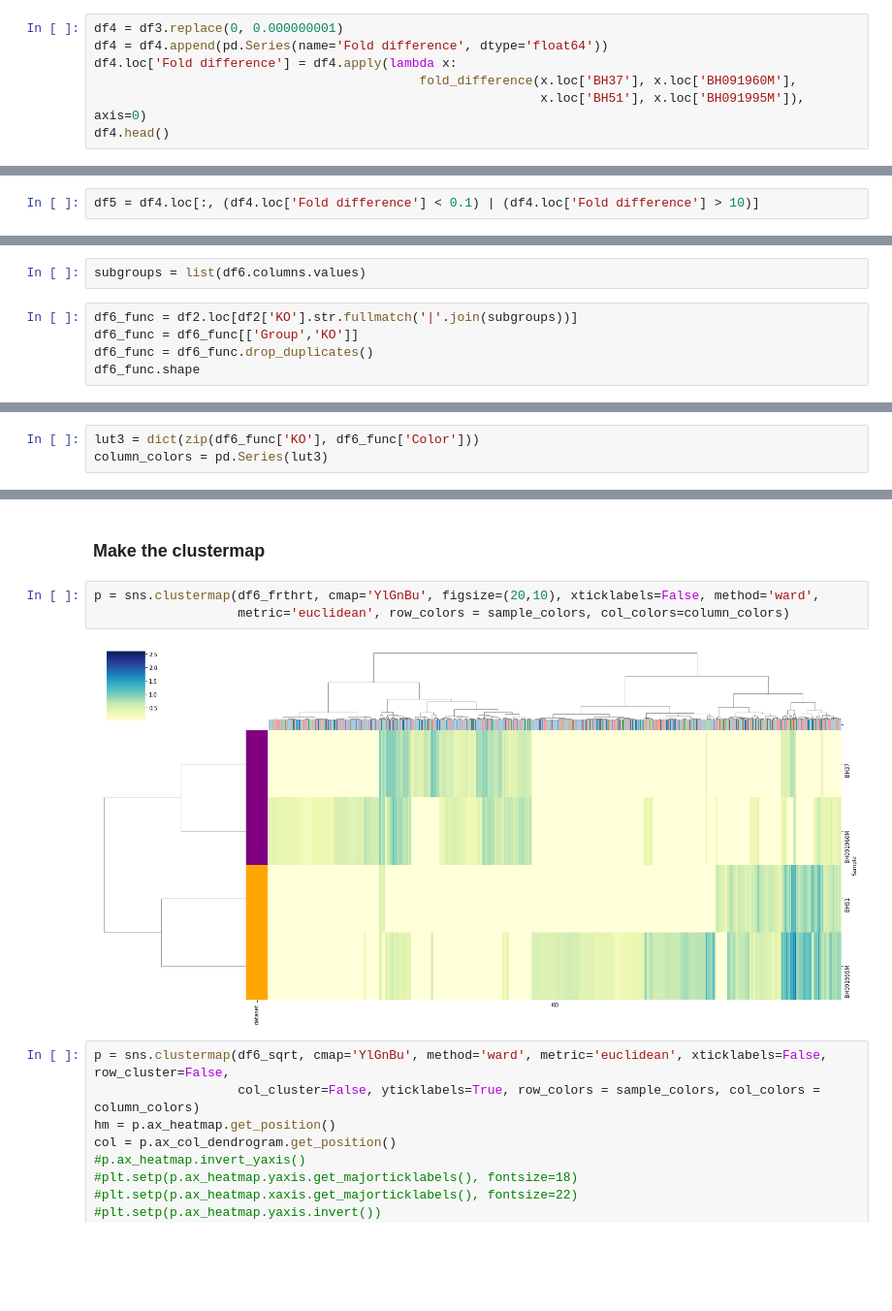
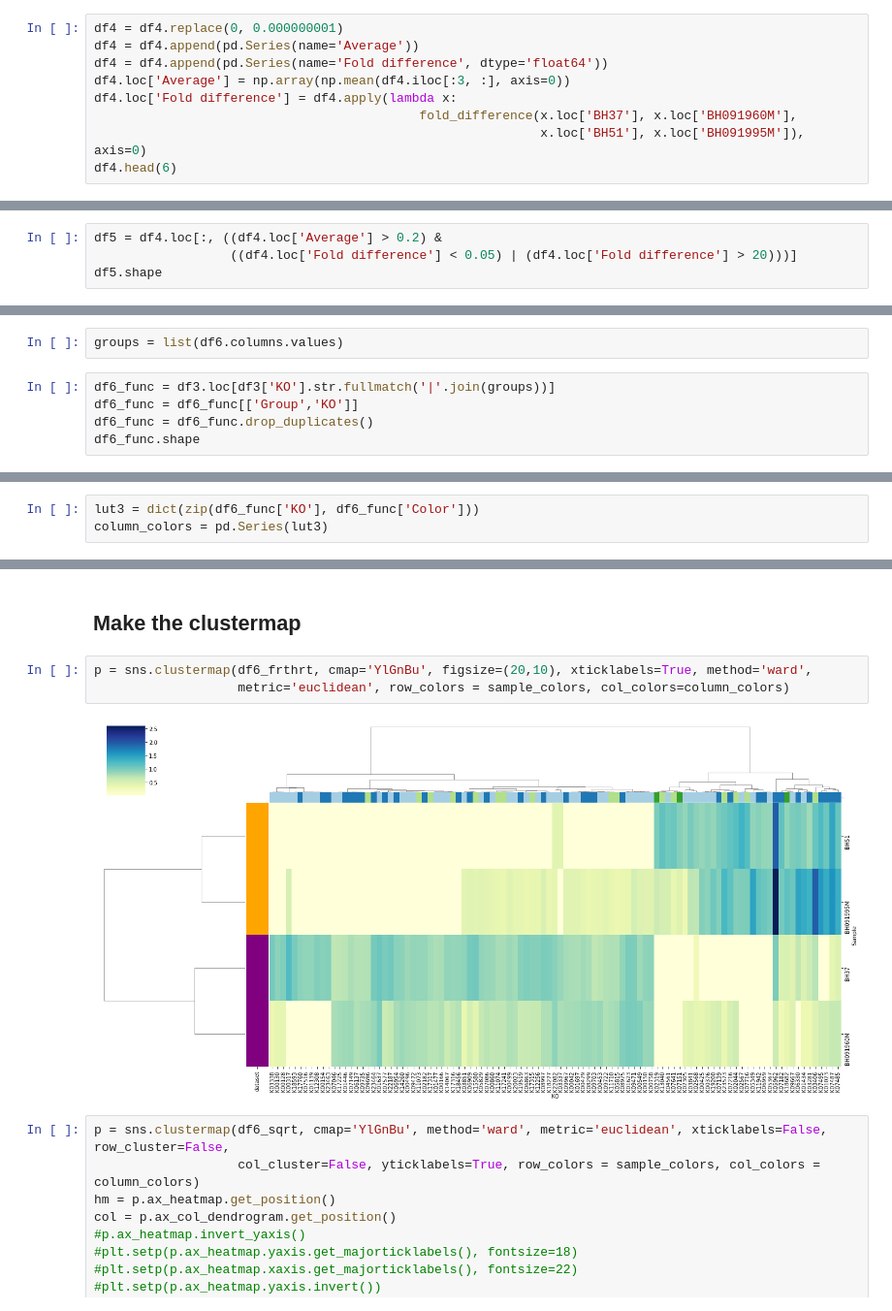
Before and after one commit to nvpatin/BlueHole_manuscript, a Jupyter notebook: BH_subgroup2_clustermap.ipynb, the cells around one changed output, grey strips where cells are left out. Shown at 97% size. Drawn from its saved outputs; the diff is of its cells as text; blank space fills up the shorter version.

```diff
--- a/BH_subgroup2_clustermap.ipynb
+++ b/BH_subgroup2_clustermap.ipynb
@@ -97,12 +78,14 @@ def fold_difference(a, b, c, d):
     diff = ((a + b)/2) / ((c + d)/2)
     return(diff)
 # %%
-df4 = df3.replace(0, 0.000000001)
+df4 = df4.replace(0, 0.000000001)
+df4 = df4.append(pd.Series(name='Average'))
 df4 = df4.append(pd.Series(name='Fold difference', dtype='float64'))
+df4.loc['Average'] = np.array(np.mean(df4.iloc[:3, :], axis=0))
 df4.loc['Fold difference'] = df4.apply(lambda x:
                                            fold_difference(x.loc['BH37'], x.loc['BH091960M'],
                                                            x.loc['BH51'], x.loc['BH091995M']), axis=0)
-df4.head()
+df4.head(6)
 # %% [output]
 | KO | K00003 | K00005 | K00009 | K00010 | K00012 | K00013 | K00014 | K00015 | K00016 | K00018 | ... | ... |
 | Sample |  |  |  |  |  |  |  |  |  |  |  | ... |
@@ -115,4 +103,6 @@ df4.head()
 # %% [markdown]
 ### Select only the columns (subgroups2) with a five-fold or greater difference
 # %%
-df5 = df4.loc[:, (df4.loc['Fold difference'] < 0.1) | (df4.loc['Fold difference'] > 10)]
+df5 = df4.loc[:, ((df4.loc['Average'] > 0.2) &
+                  ((df4.loc['Fold difference'] < 0.05) | (df4.loc['Fold difference'] > 20)))]
+df5.shape
@@ -161,7 +126,7 @@ df6.head()
 # %%
-subgroups = list(df6.columns.values)
+groups = list(df6.columns.values)
 # %%
-df6_func = df2.loc[df2['KO'].str.fullmatch('|'.join(subgroups))]
+df6_func = df3.loc[df3['KO'].str.fullmatch('|'.join(groups))]
 df6_func = df6_func[['Group','KO']]
 df6_func = df6_func.drop_duplicates()
 df6_func.shape
@@ -251,10 +215,10 @@ Length: 1448, dtype: object
 # %% [markdown]
-### Make the clustermap
+## Make the clustermap
 # %%
-p = sns.clustermap(df6_frthrt, cmap='YlGnBu', figsize=(20,10), xticklabels=False, method='ward',
+p = sns.clustermap(df6_frthrt, cmap='YlGnBu', figsize=(20,10), xticklabels=True, method='ward',
                    metric='euclidean', row_colors = sample_colors, col_colors=column_colors)
 # %% [output]
-[figure, old version]
+[figure, new version]
 # %%
 p = sns.clustermap(df6_sqrt, cmap='YlGnBu', method='ward', metric='euclidean', xticklabels=False, row_cluster=False,
                    col_cluster=False, yticklabels=True, row_colors = sample_colors, col_colors = column_colors)
```
Also changed, not shown: parts of 32 cells of this notebook.
